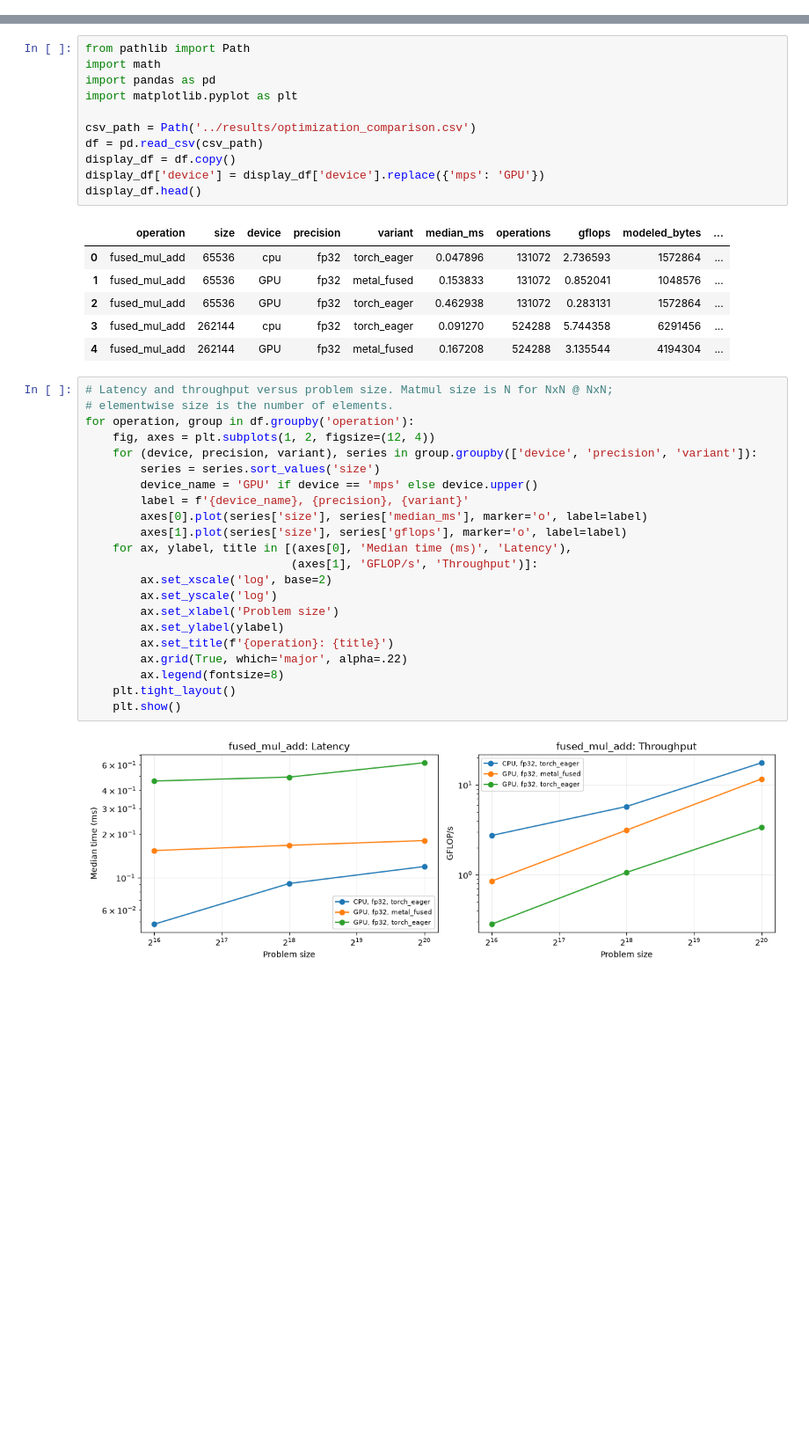
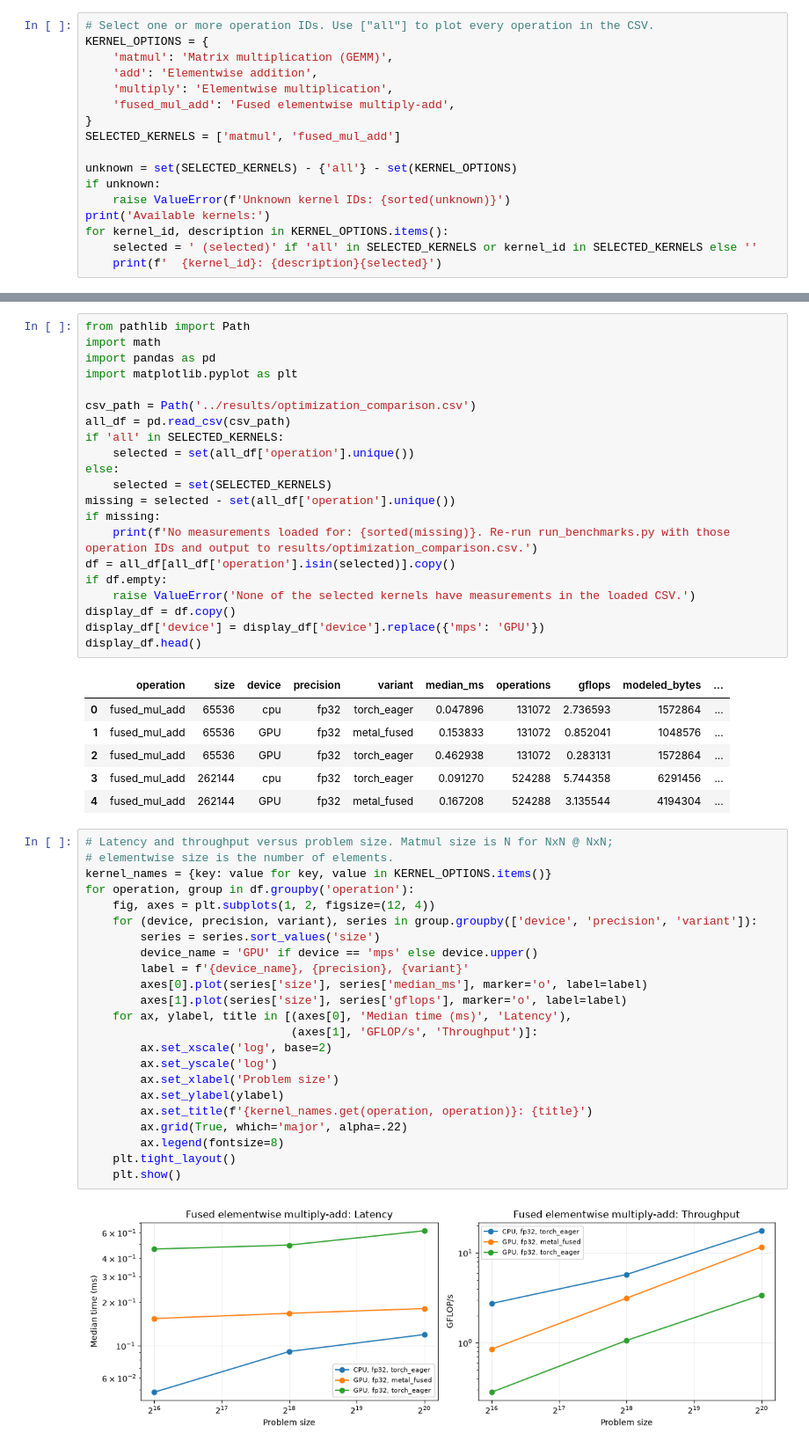
Before and after one commit to ahmedazhar2299/ml-kernel-roofline, a Jupyter notebook: notebooks/roofline_analysis.ipynb, the cells around one changed output, grey strips where cells are left out. Shown at 88% size. Cells and saved outputs as stored; diff of their text form; blank space fills up the shorter version.

Commit message:
Add kernel selection control to analysis notebook

```diff
--- a/notebooks/roofline_analysis.ipynb
+++ b/notebooks/roofline_analysis.ipynb
@@ -4,0 +5,17 @@ Compare PyTorch baselines with custom Metal kernels. The Roofline view focuses o
+# %%
+# Select one or more operation IDs. Use ["all"] to plot every operation in the CSV.
+KERNEL_OPTIONS = {
+    'matmul': 'Matrix multiplication (GEMM)',
+    'add': 'Elementwise addition',
+    'multiply': 'Elementwise multiplication',
+    'fused_mul_add': 'Fused elementwise multiply-add',
+}
+SELECTED_KERNELS = ['matmul', 'fused_mul_add']
+
+unknown = set(SELECTED_KERNELS) - {'all'} - set(KERNEL_OPTIONS)
+if unknown:
+    raise ValueError(f'Unknown kernel IDs: {sorted(unknown)}')
+print('Available kernels:')
+for kernel_id, description in KERNEL_OPTIONS.items():
+    selected = ' (selected)' if 'all' in SELECTED_KERNELS or kernel_id in SELECTED_KERNELS else ''
+    print(f'  {kernel_id}: {description}{selected}')
@@ -9,7 +32,17 @@ import pandas as pd
 import matplotlib.pyplot as plt
 
 csv_path = Path('../results/optimization_comparison.csv')
-df = pd.read_csv(csv_path)
+all_df = pd.read_csv(csv_path)
+if 'all' in SELECTED_KERNELS:
+    selected = set(all_df['operation'].unique())
+else:
+    selected = set(SELECTED_KERNELS)
+missing = selected - set(all_df['operation'].unique())
+if missing:
+    print(f'No measurements loaded for: {sorted(missing)}. Re-run run_benchmarks.py with those operation IDs and output to results/optimization_comparison.csv.')
+df = all_df[all_df['operation'].isin(selected)].copy()
+if df.empty:
+    raise ValueError('None of the selected kernels have measurements in the loaded CSV.')
 display_df = df.copy()
 display_df['device'] = display_df['device'].replace({'mps': 'GPU'})
 display_df.head()
@@ -23,24 +56,25 @@ display_df.head()
 # %%
 # Latency and throughput versus problem size. Matmul size is N for NxN @ NxN;
 # elementwise size is the number of elements.
+kernel_names = {key: value for key, value in KERNEL_OPTIONS.items()}
 for operation, group in df.groupby('operation'):
     fig, axes = plt.subplots(1, 2, figsize=(12, 4))
     for (device, precision, variant), series in group.groupby(['device', 'precision', 'variant']):
         series = series.sort_values('size')
         device_name = 'GPU' if device == 'mps' else device.upper()
         label = f'{device_name}, {precision}, {variant}'
         axes[0].plot(series['size'], series['median_ms'], marker='o', label=label)
         axes[1].plot(series['size'], series['gflops'], marker='o', label=label)
     for ax, ylabel, title in [(axes[0], 'Median time (ms)', 'Latency'),
                               (axes[1], 'GFLOP/s', 'Throughput')]:
         ax.set_xscale('log', base=2)
         ax.set_yscale('log')
         ax.set_xlabel('Problem size')
         ax.set_ylabel(ylabel)
-        ax.set_title(f'{operation}: {title}')
+        ax.set_title(f'{kernel_names.get(operation, operation)}: {title}')
         ax.grid(True, which='major', alpha=.22)
         ax.legend(fontsize=8)
     plt.tight_layout()
     plt.show()
 # %% [output]
-[figure, old version]
+[figure, new version]
```
Also changed, not shown: parts of 5 cells of this notebook.
